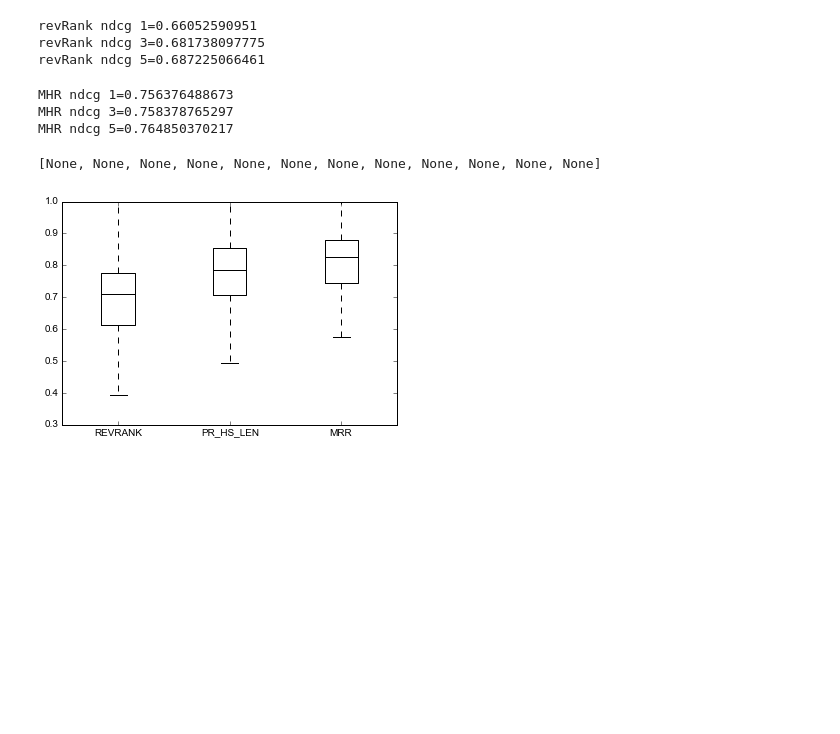
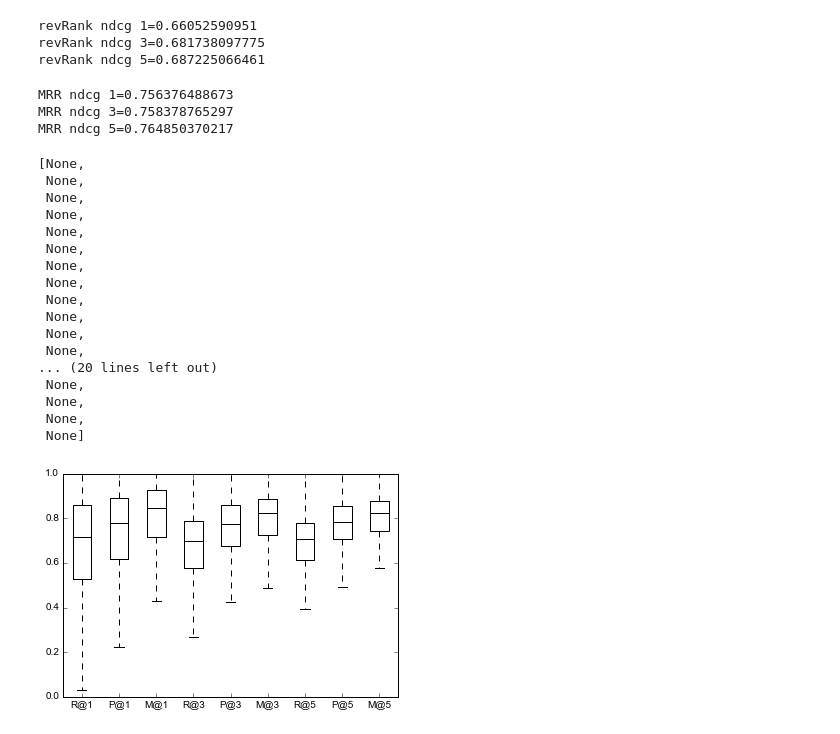
Before and after one commit to vwoloszyn/MRR, a Jupyter notebook: PR_HS_LEN_combined_book.ipynb, the cells around one changed output. Saved outputs shown, nothing was run; the diff lists cells and outputs as text; code cells hidden in the pictures; blank space fills up the shorter version.

Commit message:
update books boxplot

```diff
--- a/PR_HS_LEN_combined_book.ipynb
+++ b/PR_HS_LEN_combined_book.ipynb
@@ -95,5 +95,7 @@ def tot(x):
 reviews_features['helpfulness']=reviews_features.apply(helpf,axis=1)
 reviews_features['tot']=reviews_features.apply(tot,axis=1)
 
-reviews_features,ndcg_mhr = mhr.executeFromDf(reviews_features)
+reviews_features,ndcg_mrr_1 = mhr.executeFromDf(reviews_features, 0.9, -0.12, 1)
+reviews_features,ndcg_mrr_3 = mhr.executeFromDf(reviews_features, 0.9, -0.12, 3)
+reviews_features,ndcg_mrr_5 = mhr.executeFromDf(reviews_features, 0.9, -0.12, 5)
 # %% [output]
@@ -158,49 +160,65 @@ RevRank ndcg=0.687225066461
 # %%
-ndcg_pr_hs_len=ndcg.calc_ndcg(reviews_features,'pr_hs_len',1)
-print ("pr_hs_len ndcg 1="+str(np.mean(ndcg_pr_hs_len)))
-ndcg_pr_hs_len=ndcg.calc_ndcg(reviews_features,'pr_hs_len',3)
-print ("pr_hs_len ndcg 3="+str(np.mean(ndcg_pr_hs_len)))
-ndcg_pr_hs_len=ndcg.calc_ndcg(reviews_features,'pr_hs_len',5)
-print ("pr_hs_len ndcg 5="+str(np.mean(ndcg_pr_hs_len)))
+ndcg_pr_hs_len1=ndcg.calc_ndcg(reviews_features,'pr_hs_len',1)
+print("pr_hs_len ndcg 1="+str(np.mean(ndcg_pr_hs_len1)))
+ndcg_pr_hs_len3=ndcg.calc_ndcg(reviews_features,'pr_hs_len',3)
+print( "pr_hs_len ndcg 3="+str(np.mean(ndcg_pr_hs_len3)))
+ndcg_pr_hs_len5=ndcg.calc_ndcg(reviews_features,'pr_hs_len',5)
+print("pr_hs_len ndcg 5="+str(np.mean(ndcg_pr_hs_len5)))
 # %% [output]
 pr_hs_len ndcg 1=0.726896292723
 pr_hs_len ndcg 3=0.756294836225
 pr_hs_len ndcg 5=0.77131406432
 # %%
-ndcg_revRank=ndcg.calc_ndcg(reviews_features,'revRank',1)
-print ("revRank ndcg 1="+str(np.mean(ndcg_revRank)))
-ndcg_revRank=ndcg.calc_ndcg(reviews_features,'revRank',3)
-print ("revRank ndcg 3="+str(np.mean(ndcg_revRank)))
-ndcg_revRank=ndcg.calc_ndcg(reviews_features,'revRank',5)
-print ("revRank ndcg 5="+str(np.mean(ndcg_revRank)))
+ndcg_revRank1=ndcg.calc_ndcg(reviews_features,'revRank',1)
+print("revRank ndcg 1="+str(np.mean(ndcg_revRank1)))
+ndcg_revRank3=ndcg.calc_ndcg(reviews_features,'revRank',3)
+print("revRank ndcg 3="+str(np.mean(ndcg_revRank3)))
+ndcg_revRank5=ndcg.calc_ndcg(reviews_features,'revRank',5)
+print( "revRank ndcg 5="+str(np.mean(ndcg_revRank5)))
 # %% [output]
 revRank ndcg 1=0.66052590951
 revRank ndcg 3=0.681738097775
 revRank ndcg 5=0.687225066461
 # %%
-ndcg_pr_hs_len=ndcg.calc_ndcg(reviews_features,'powerWithStar',1)
-print ("MHR ndcg 1="+str(np.mean(ndcg_pr_hs_len)))
-ndcg_pr_hs_len=ndcg.calc_ndcg(reviews_features,'powerWithStar',3)
-print ("MHR ndcg 3="+str(np.mean(ndcg_pr_hs_len)))
-ndcg_pr_hs_len=ndcg.calc_ndcg(reviews_features,'powerWithStar',5)
-print ("MHR ndcg 5="+str(np.mean(ndcg_pr_hs_len)))
+ndcg_mhr1=ndcg.calc_ndcg(reviews_features,'powerWithStar',1)
+print("MRR ndcg 1="+str(np.mean(ndcg_mhr1)))
+ndcg_mhr3=ndcg.calc_ndcg(reviews_features,'powerWithStar',3)
+print("MRR ndcg 3="+str(np.mean(ndcg_mhr3)))
+ndcg_mhr5=ndcg.calc_ndcg(reviews_features,'powerWithStar',5)
+print( "MRR ndcg 5="+str(np.mean(ndcg_mhr5)))
 # %% [output]
-MHR ndcg 1=0.756376488673
-MHR ndcg 3=0.758378765297
-MHR ndcg 5=0.764850370217
+MRR ndcg 1=0.756376488673
+MRR ndcg 3=0.758378765297
+MRR ndcg 5=0.764850370217
 # %%
 import matplotlib as mpl
 mpl.rcParams.update(mpl.rcParamsDefault)
 import matplotlib.pyplot as plt
 %matplotlib inline
-data_to_plot = [ndcg_revRank, ndcg_pr_hs_len, ndcg_mhr]
+data_to_plot = [ndcg_revRank1, ndcg_pr_hs_len1, ndcg_mrr_1, ndcg_revRank3, ndcg_pr_hs_len3, ndcg_mrr_3, ndcg_revRank5, ndcg_pr_hs_len5, ndcg_mrr_5]
 
 
-bp = plt.boxplot(data_to_plot, labels=["REVRANK","PR_HS_LEN","MRR"], sym='')
+bp = plt.boxplot(data_to_plot, labels=["R@1","P@1","M@1","R@3","P@3","M@3","R@5","P@5","M@5"], sym='')
 plt.setp(bp['boxes'], linewidth=1, color='black')
 plt.setp(bp['fliers'], linewidth=1, color='black')
 plt.setp(bp['medians'], linewidth=1, color='black')
 plt.setp(bp['whiskers'], linewidth=1, color='black')
 # %% [output]
-[None, None, None, None, None, None, None, None, None, None, None, None]
+[None,
+ None,
+ None,
+ None,
+ None,
+ None,
+ None,
+ None,
+ None,
+ None,
+ None,
+ None,
+... (20 lines left out)
+ None,
+ None,
+ None,
+ None]
-[figure, old version]
+[figure, new version]
```
Also changed, not shown: parts of 3 cells of this notebook.
